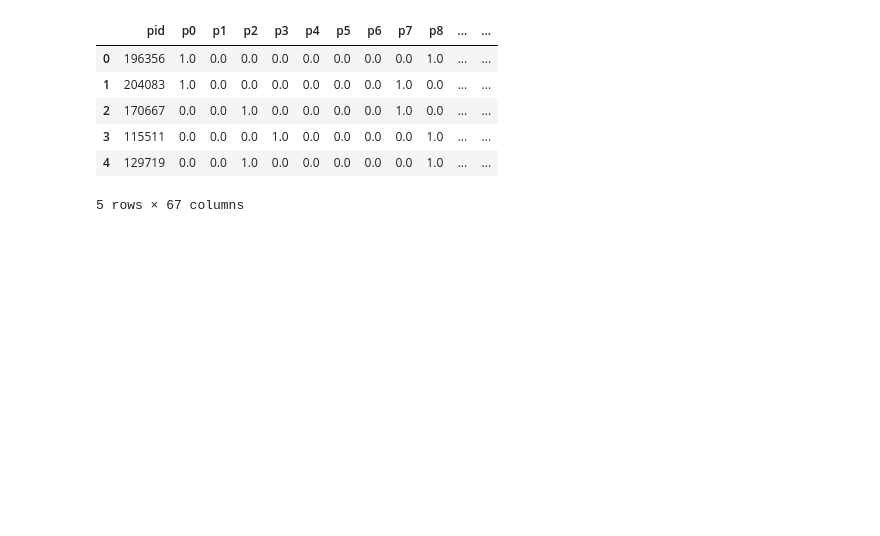
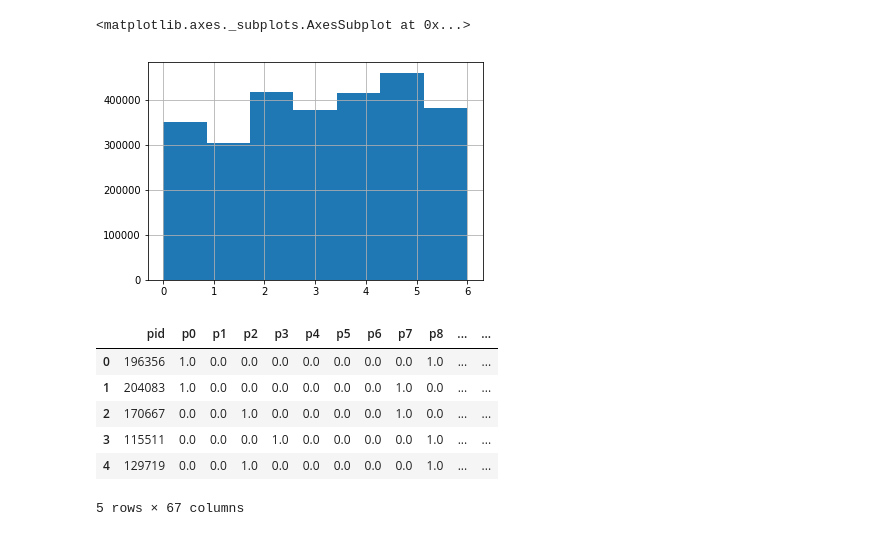
Before and after one commit to MitsuruFujiwara/KDD-Cup-2019, a Jupyter notebook: src/EDA.ipynb, the cells around one changed output. Cells and saved outputs as stored; diff of their text form; code cells hidden in the pictures; blank space fills up the shorter version.

```diff
--- a/src/EDA.ipynb
+++ b/src/EDA.ipynb
@@ -18,3 +70,8 @@ train_queries = pd.read_csv('../input/data_set_phase1/train_queries.csv')
+# %%
+plans_df['plan_time'].dt.weekday.hist(bins=7)
+# %% [output]
+<matplotlib.axes._subplots.AxesSubplot at 0x...>
+[figure, added]
 # %%
 profiles.head()
 # %% [output]
```
Also changed, not shown: parts of 21 cells of this notebook, 4 other files.
